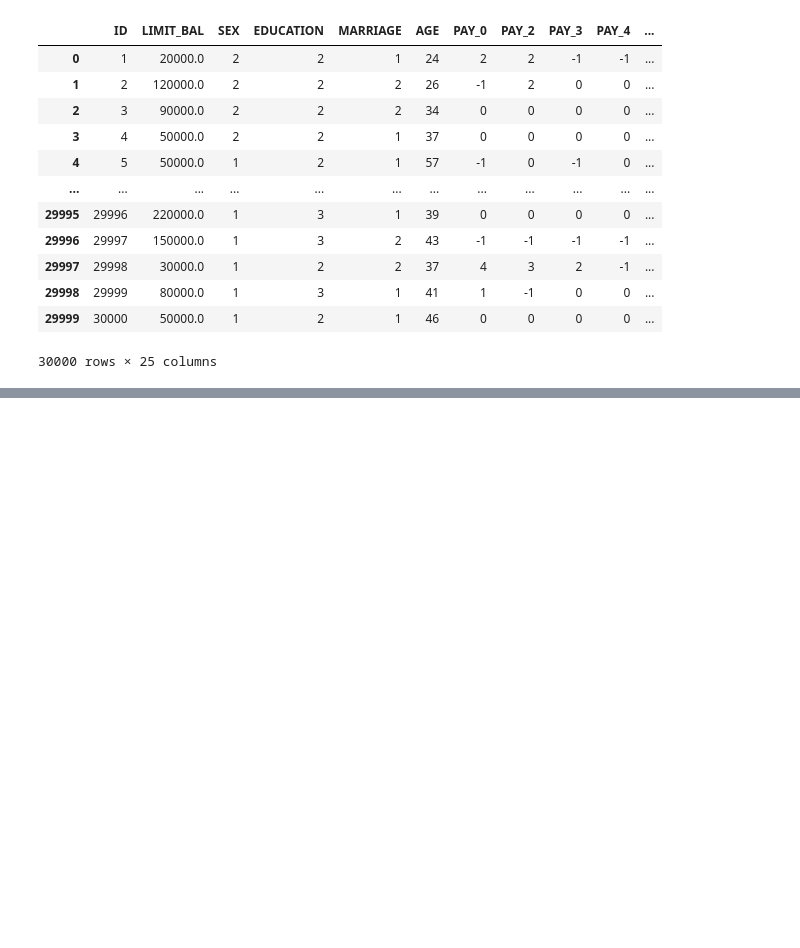
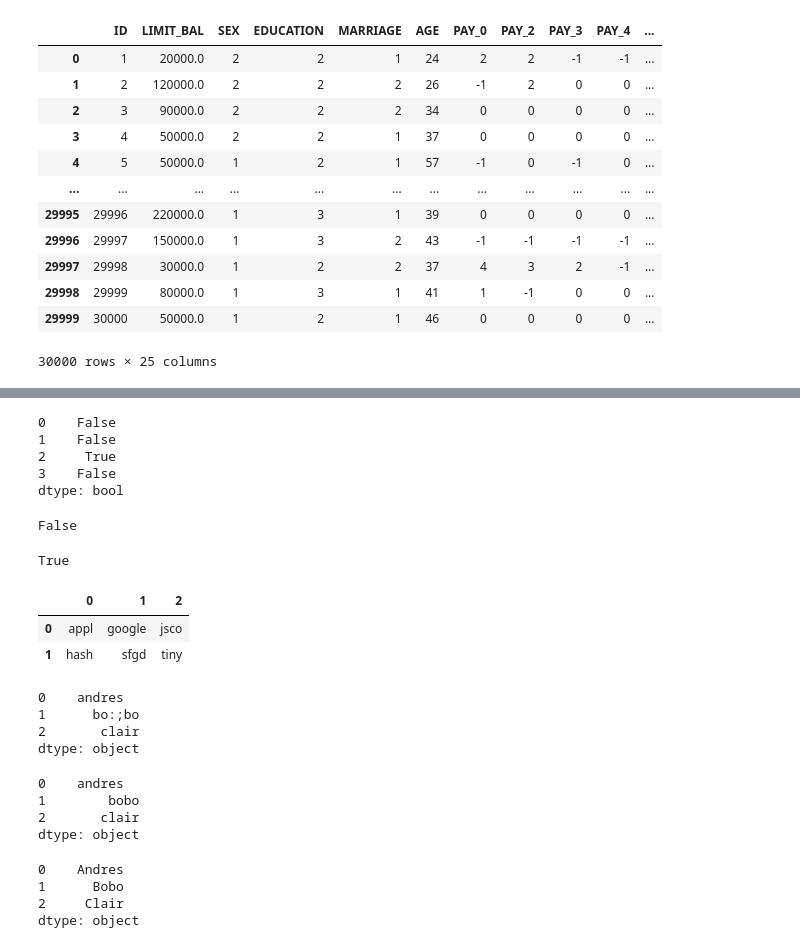
Before and after one commit to ibtesamfatma/DS_Projects, a Jupyter notebook: Credit_DM_Numpy_Pandas.ipynb, the cells around one changed output, grey strips where cells are left out. Cells and saved outputs as stored; diff of their text form; code cells hidden in the pictures; blank space fills up the shorter version.

```diff
--- a/Credit_DM_Numpy_Pandas.ipynb
+++ b/Credit_DM_Numpy_Pandas.ipynb
@@ -508,0 +314,26 @@ limit_bal.loc[0]
+# %%
+names.str.isdigit()
+# %% [output]
+0    False
+1    False
+2     True
+3    False
+dtype: bool
+# %%
+email.isdigit()
+# %% [output]
+False
+# %%
+'5'.isdigit()
+# %% [output]
+True
+# %%
+tech_finace = ['appl,google,jsco','hash,sfgd,tiny']
+# %%
+tickers = pd.Series(tech_finace)
+# %%
+tickers.str.split(',',expand = True)
+# %% [output]
+|  | 0 | 1 | 2 |
+| 0 | appl | google | jsco |
+| 1 | hash | sfgd | tiny |
@@ -508,0 +342,21 @@ limit_bal.loc[0]
+# %%
+messy_names
+# %% [output]
+0    andres
+1      bo:;bo
+2       clair
+dtype: object
+# %%
+messy_names.str.replace(':;','')
+# %% [output]
+0    andres
+1        bobo
+2       clair
+dtype: object
+# %%
+messy_names.str.replace(':;','').str.strip().str.capitalize()
+# %% [output]
+0    Andres
+1      Bobo
+2     Clair
+dtype: object
```
Also changed, not shown: parts of 74 cells of this notebook, 3 other files.
